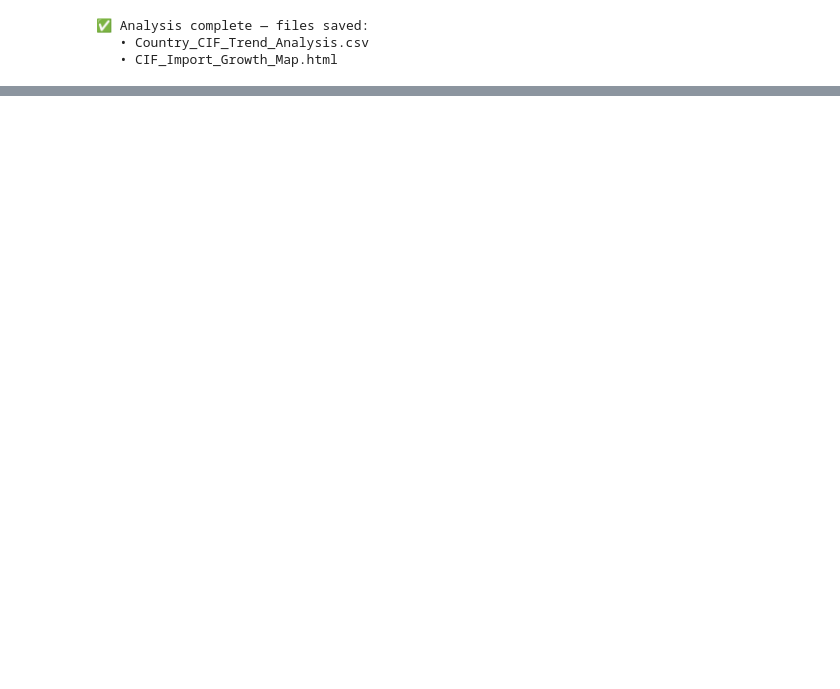
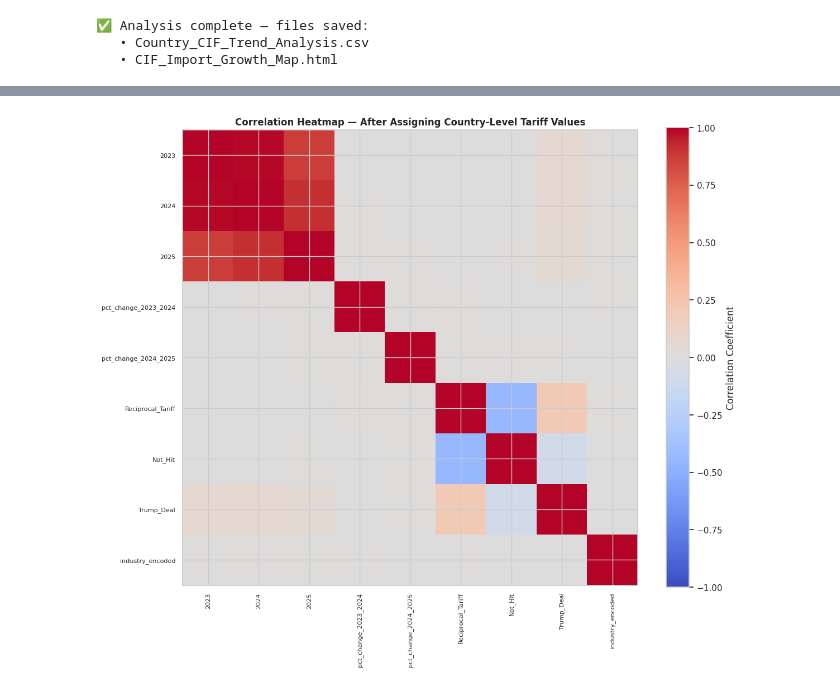
Before and after one commit to utamiu1807/uutami, a Jupyter notebook: Final_EDA1&2_UTAMIipynb.ipynb, the cells around one changed output, grey strips where cells are left out. Saved outputs shown, nothing was run; the diff lists cells and outputs as text; code cells hidden in the pictures; blank space fills up the shorter version.

```diff
--- a/Final_EDA1&2_UTAMIipynb.ipynb
+++ b/Final_EDA1&2_UTAMIipynb.ipynb
@@ -1206,0 +1258,76 @@ print("   • CIF_Import_Growth_Map.html")
+# %%
+# ============================================================
+# 📦 FULL PIPELINE: Merge Tariff Data → Broadcast by Country →
+# Clean Dataset → Save for EDA & Correlation
+# ============================================================
+industry_category = "categorized_with_openai_final.csv"
+tariff_all = "Country_CIF_Tariff_PctChange_2023_2025.xlsx"
+
+df_ind = pd.read_csv(industry_category)
+df_tariff = pd.read_excel(tariff_all)
+
+# Standardize column names
+df_ind.columns = df_ind.columns.str.strip().str.replace(" ", "_")
+df_tariff.columns = df_tariff.columns.str.strip().str.replace(" ", "_")
+
+print("✅ Datasets loaded successfully.")
+print(f"Industry rows: {len(df_ind):,}, Tariff rows: {len(df_tariff):,}")
+
+# ------------------------------------------------------------
+# STEP 2 — Merge Tariff Data by Country
+# ------------------------------------------------------------
+df_merged = pd.merge(
+    df_ind,
+    df_tariff[["country", "Reciprocal_Tariff", "Not_Hit", "Trump_Deal"]],
+    on="country",
+    how="left"
+)
+
+# ------------------------------------------------------------
+# STEP 3 — Broadcast Tariff Flags to All Rows per Country
+# ------------------------------------------------------------
+# Forward/backward fill within each country group
+df_merged[["Reciprocal_Tariff", "Not_Hit", "Trump_Deal"]] = (
+    df_merged.groupby("country")[["Reciprocal_Tariff", "Not_Hit", "Trump_Deal"]]
+    .transform(lambda x: x.fillna(method="ffill").fillna(method="bfill"))
+)
+
+# Fill remaining NaN (countries not in tariff list) with 0
+df_merged[["Reciprocal_Tariff", "Not_Hit", "Trump_Deal"]] = \
+    df_merged[["Reciprocal_Tariff", "Not_Hit", "Trump_Deal"]].fillna(0)
+
+print("✅ Tariff flags successfully assigned to all product rows.")
+
+# ------------------------------------------------------------
+# STEP 4 — Encode Industry for Correlation Analysis
+# ------------------------------------------------------------
+df_merged["industry_encoded"] = df_merged["industry_category"].astype("category").cat.codes
+
+# ------------------------------------------------------------
+# STEP 5 — Correlation Analysis (Verification)
+# ------------------------------------------------------------
+numeric_cols = df_merged.select_dtypes(include=[np.number]).columns
+corr_matrix = df_merged[numeric_cols].corr().round(3)
+
+print("\n📈 Sample correlation results (tariff vs CIF values):\n")
+print(corr_matrix[["Reciprocal_Tariff", "Trump_Deal", "Not_Hit"]].head(10))
+
+# ------------------------------------------------------------
+# STEP 6 — Save Cleaned Dataset for Future Use
+# ------------------------------------------------------------
+output_path = "/content/merged_industry_tariff_ready.csv"
+df_merged.to_csv(output_path, index=False)
+print(f"\n💾 Clean merged dataset saved as: {output_path}")
+
+# ------------------------------------------------------------
+# STEP 7 — Optional Visualization: Check Heatmap
+# ------------------------------------------------------------
+plt.figure(figsize=(12,10))
+im = plt.imshow(corr_matrix, cmap="coolwarm", vmin=-1, vmax=1)
+plt.colorbar(im, label="Correlation Coefficient")
+plt.xticks(np.arange(len(corr_matrix.columns)), corr_matrix.columns, rotation=90, fontsize=8)
+plt.yticks(np.arange(len(corr_matrix.index)), corr_matrix.index, fontsize=8)
+plt.title("Correlation Heatmap — After Assigning Country-Level Tariff Values", fontsize=12)
+plt.tight_layout()
+plt.show()
+# %% [output]
@@ -1206,0 +1352 @@ print("   • CIF_Import_Growth_Map.html")
+[figure, added]
```
Also changed, not shown: parts of 7 cells of this notebook.
